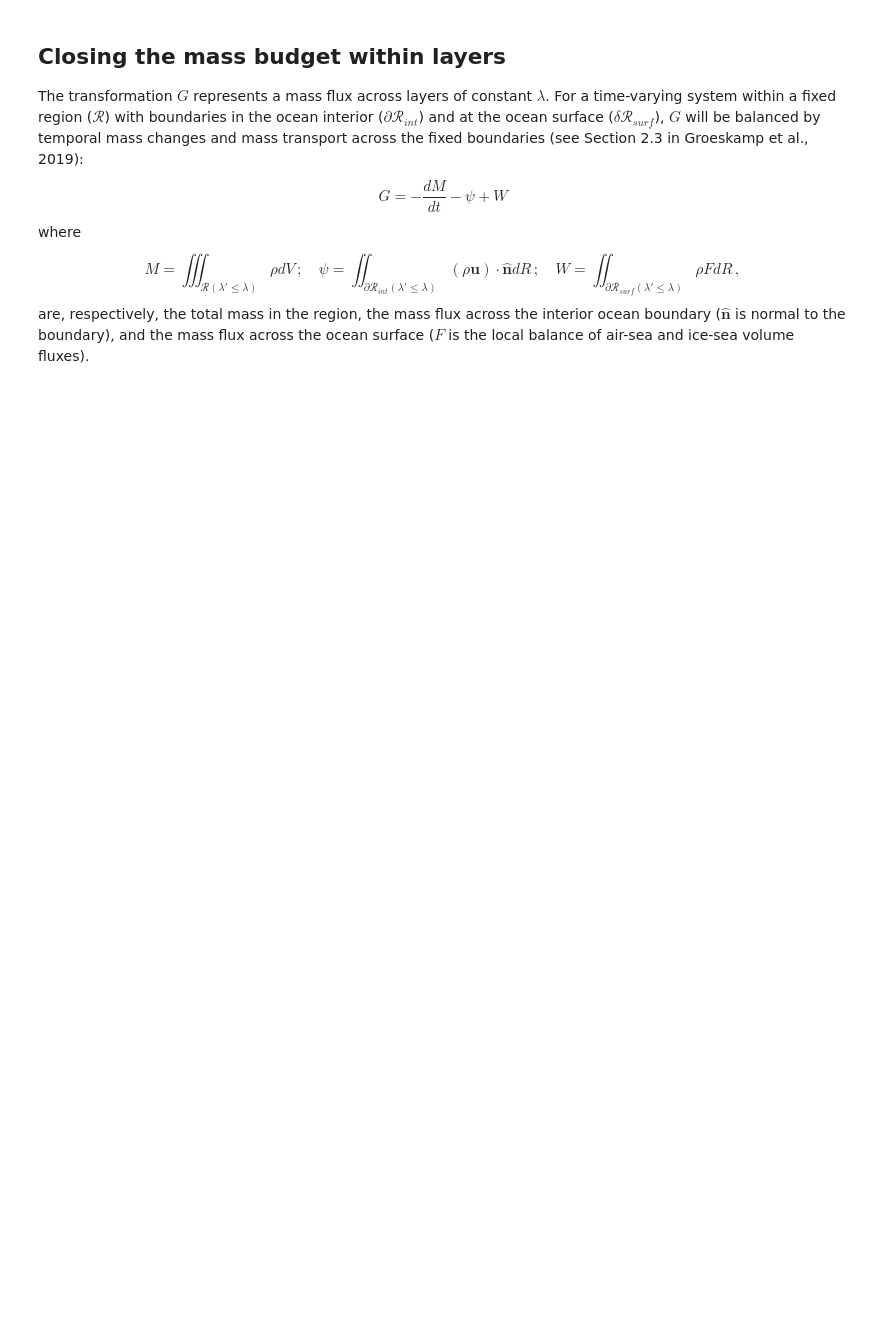
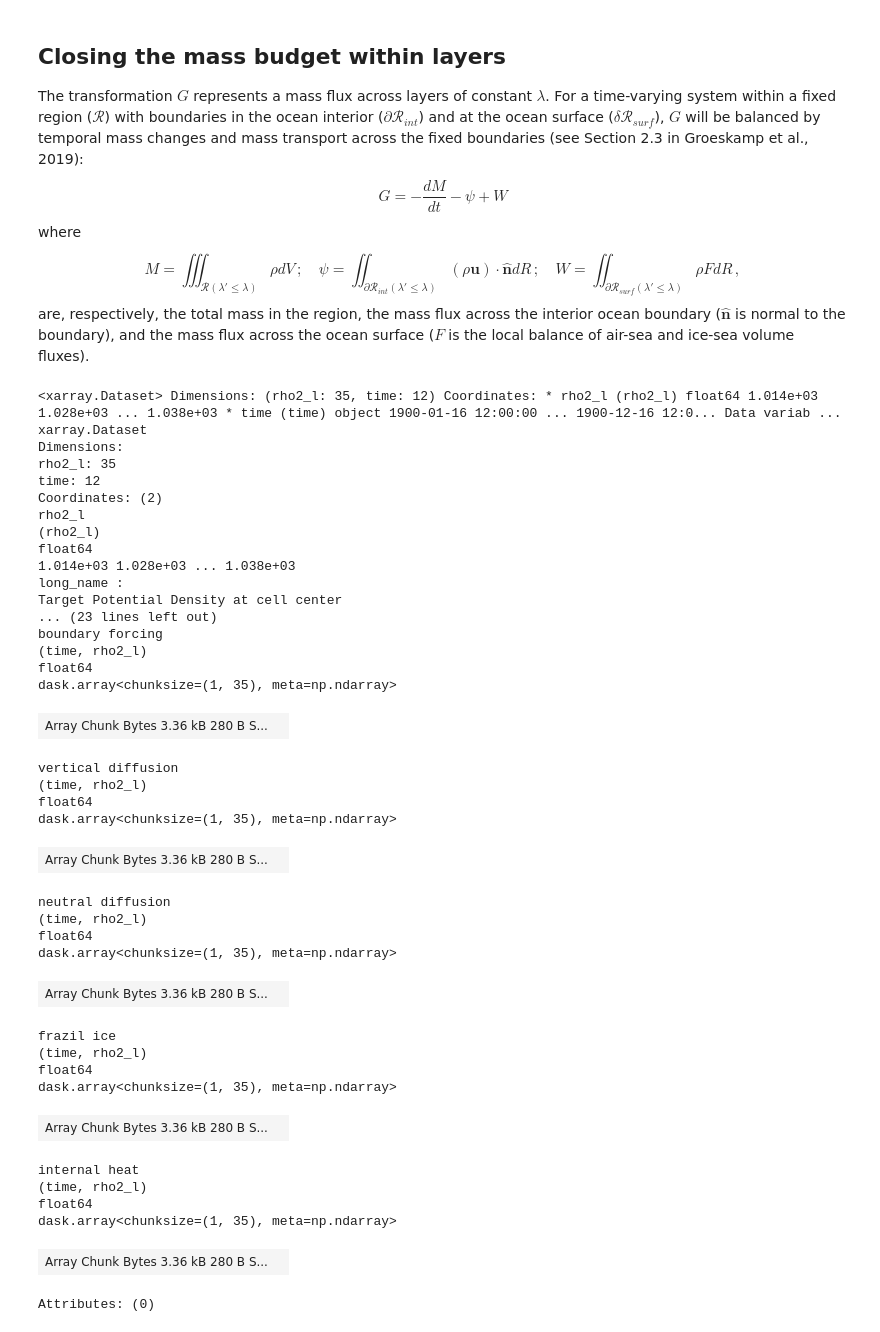
Before and after one commit to gmacgilchrist/wmt_bgc, a Jupyter notebook: notebooks/tutorial_wmt.ipynb, the cells around one changed output. Saved outputs shown, nothing was run; the diff lists cells and outputs as text; code cells hidden in the pictures; blank space fills up the shorter version.

```diff
--- a/notebooks/tutorial_wmt.ipynb
+++ b/notebooks/tutorial_wmt.ipynb
@@ -167,0 +179,9 @@ Here, we evaluate transformation across $\rho_2$ contours using tendencies in $\
+# %%
+# Define a short function to calculate the tendency
+# of the locally-referenced potential density
+# from heat and salt content tendencies
+def densitytendency_from_heat_and_salt(heat_tend,salt_tend,alpha=1E-4,beta=1E-3,Cp=3992.0):
+    densitytendency_heat = (alpha/Cp)*heat_tend
+    densitytendency_salt = beta*salt_tend*1000 # Factor of 1000 converts salt_tend to g m-2 s-1
+    densitytendency = densitytendency_heat + densitytendency_salt
+    return densitytendency, densitytendency_heat, densitytendency_salt
@@ -172,3 +243,45 @@ $$ G = -\frac{dM}{dt} - \psi + W $$
 where
 $$M = \iiint_{\mathscr{R}(\lambda'\leq\lambda)} \rho dV\,; \quad \psi = \iint_{\partial\mathscr{R}_{int}(\lambda'\leq\lambda)} (\rho\mathbf{u})\cdot\mathbf{\hat{n}}dR\,; \quad W = \iint_{\partial\mathscr{R}_{surf}(\lambda'\leq\lambda)} \rho F dR\,,$$
 are, respectively, the total mass in the region, the mass flux across the interior ocean boundary ($\mathbf{\hat{n}}$ is normal to the boundary), and the mass flux across the ocean surface ($F$ is the local balance of air-sea and ice-sea volume fluxes).
+# %%
+G
+# %% [output]
+<xarray.Dataset> Dimensions: (rho2_l: 35, time: 12) Coordinates: * rho2_l (rho2_l) float64 1.014e+03 1.028e+03 ... 1.038e+03 * time (time) object 1900-01-16 12:00:00 ... 1900-12-16 12:0... Data variab ...
+xarray.Dataset
+Dimensions:
+rho2_l: 35
+time: 12
+Coordinates: (2)
+rho2_l
+(rho2_l)
+float64
+1.014e+03 1.028e+03 ... 1.038e+03
+long_name :
+Target Potential Density at cell center
+... (23 lines left out)
+boundary forcing
+(time, rho2_l)
+float64
+dask.array<chunksize=(1, 35), meta=np.ndarray>
+| Array Chunk Bytes 3.36 kB 280 B S... |  |
+vertical diffusion
+(time, rho2_l)
+float64
+dask.array<chunksize=(1, 35), meta=np.ndarray>
+| Array Chunk Bytes 3.36 kB 280 B S... |  |
+neutral diffusion
+(time, rho2_l)
+float64
+dask.array<chunksize=(1, 35), meta=np.ndarray>
+| Array Chunk Bytes 3.36 kB 280 B S... |  |
+frazil ice
+(time, rho2_l)
+float64
+dask.array<chunksize=(1, 35), meta=np.ndarray>
+| Array Chunk Bytes 3.36 kB 280 B S... |  |
+internal heat
+(time, rho2_l)
+float64
+dask.array<chunksize=(1, 35), meta=np.ndarray>
+| Array Chunk Bytes 3.36 kB 280 B S... |  |
+Attributes: (0)
```
Also changed, not shown: parts of 15 cells of this notebook.
